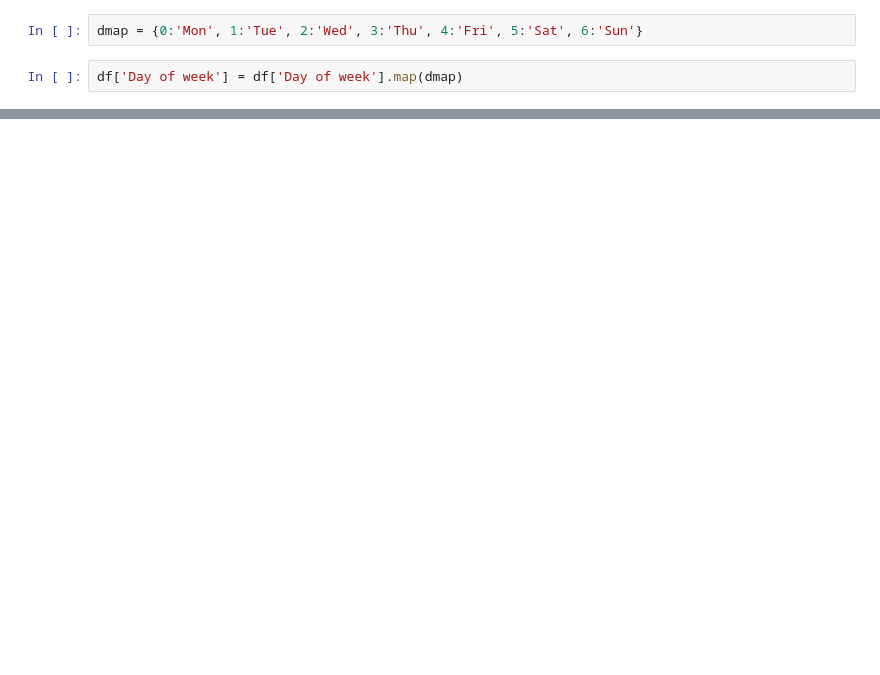
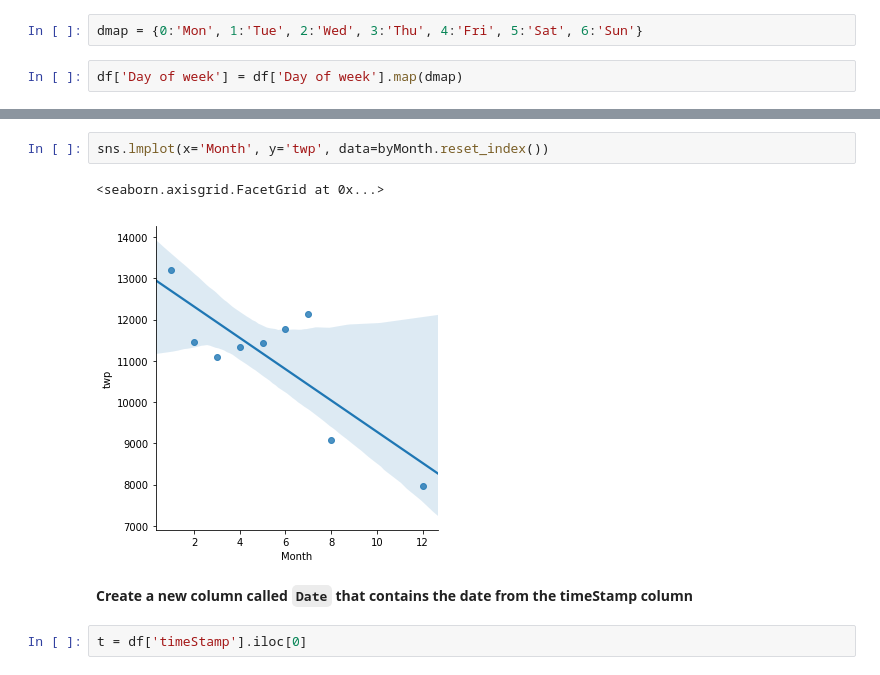
Before and after one commit to mertdotcc/ds-projects, a Jupyter notebook: 911-calls-project/911-calls-project.ipynb, the cells around one changed output, grey strips where cells are left out. Drawn from its saved outputs; the diff is of its cells as text; blank space fills up the shorter version.

```diff
--- a/911-calls-project/911-calls-project.ipynb
+++ b/911-calls-project/911-calls-project.ipynb
@@ -165,0 +189,9 @@ plt.legend(bbox_to_anchor=)
+# %%
+sns.lmplot(x='Month', y='twp', data=byMonth.reset_index())
+# %% [output]
+<seaborn.axisgrid.FacetGrid at 0x...>
+[figure, added]
+# %% [markdown]
+__Create a new column called `Date` that contains the date from the timeStamp column__
+# %%
+t = df['timeStamp'].iloc[0]
```
Also changed, not shown: parts of 12 cells of this notebook.
